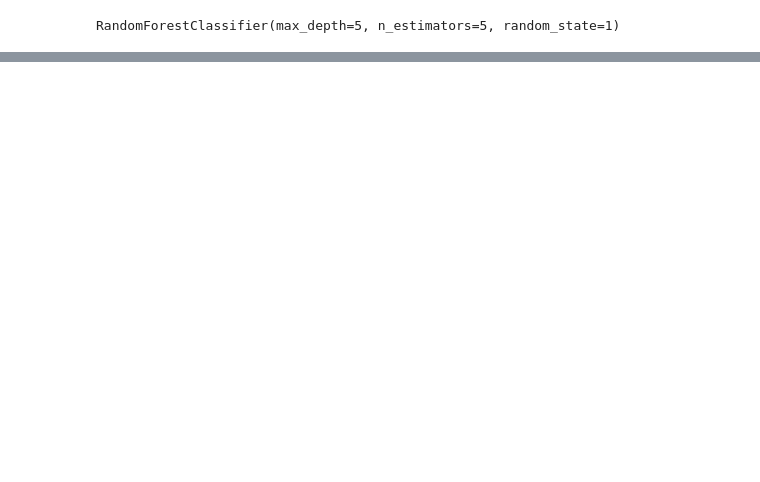
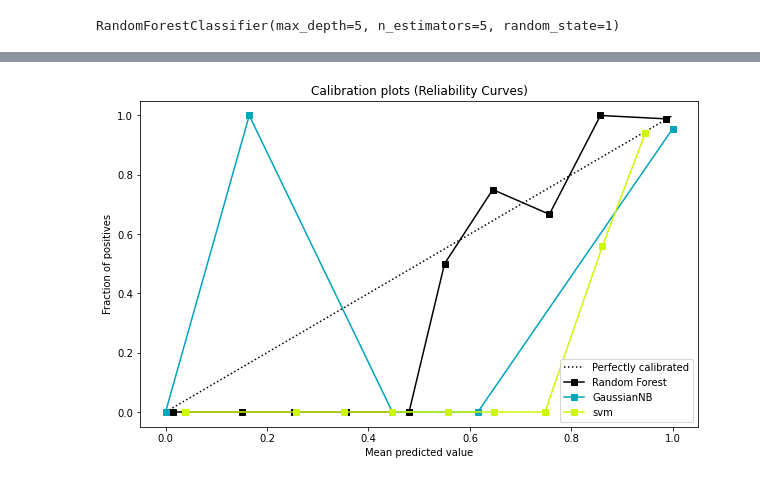
Before and after one commit to rajsandhu1989/data_EDA_visualization, a Jupyter notebook: Scikit Plot/Scikit_plot.ipynb, the cells around one changed output, grey strips where cells are left out. Drawn from its saved outputs; the diff is of its cells as text; code cells hidden in the pictures; blank space fills up the shorter version.

Commit message:
Added graphs

```diff
--- a/Scikit Plot/Scikit_plot.ipynb
+++ b/Scikit Plot/Scikit_plot.ipynb
@@ -52,0 +53,27 @@ plt.show()
+# %%
+from sklearn.datasets import load_breast_cancer
+X,y=load_breast_cancer(return_X_y=True)
+X_train, X_test, y_train, y_test=train_test_split(X,y, test_size=0.3)
+# %%
+from sklearn.linear_model import LogisticRegression
+from sklearn.naive_bayes import GaussianNB
+from sklearn.svm import LinearSVC
+
+rf= RandomForestClassifier()
+lr=LogisticRegression()
+nb=GaussianNB()
+svm=LinearSVC()
+
+rf_proba=rf.fit(X_train,y_train).predict_proba(X_test)
+lr_proba=lr.fit(X_train,y_train).predict_proba(X_test)
+nb_proba=nb.fit(X_train,y_train).predict_proba(X_test)
+svm_scores=svm.fit(X_train,y_train).decision_function(X_test)
+
+names=['Random Forest','Logistic Regression','GaussianNB','svm']
+proba_list=[rf_proba,lr_proba,nb_proba,svm_scores]
+
+skplt.metrics.plot_calibration_curve(y_test, proba_list, names)
+plt.savefig('calibration_curve.png', dpi=300)
+plt.show()
+# %% [output]
+[figure, added]
```
Also changed, not shown: parts of 5 cells of this notebook, 6 other files.
